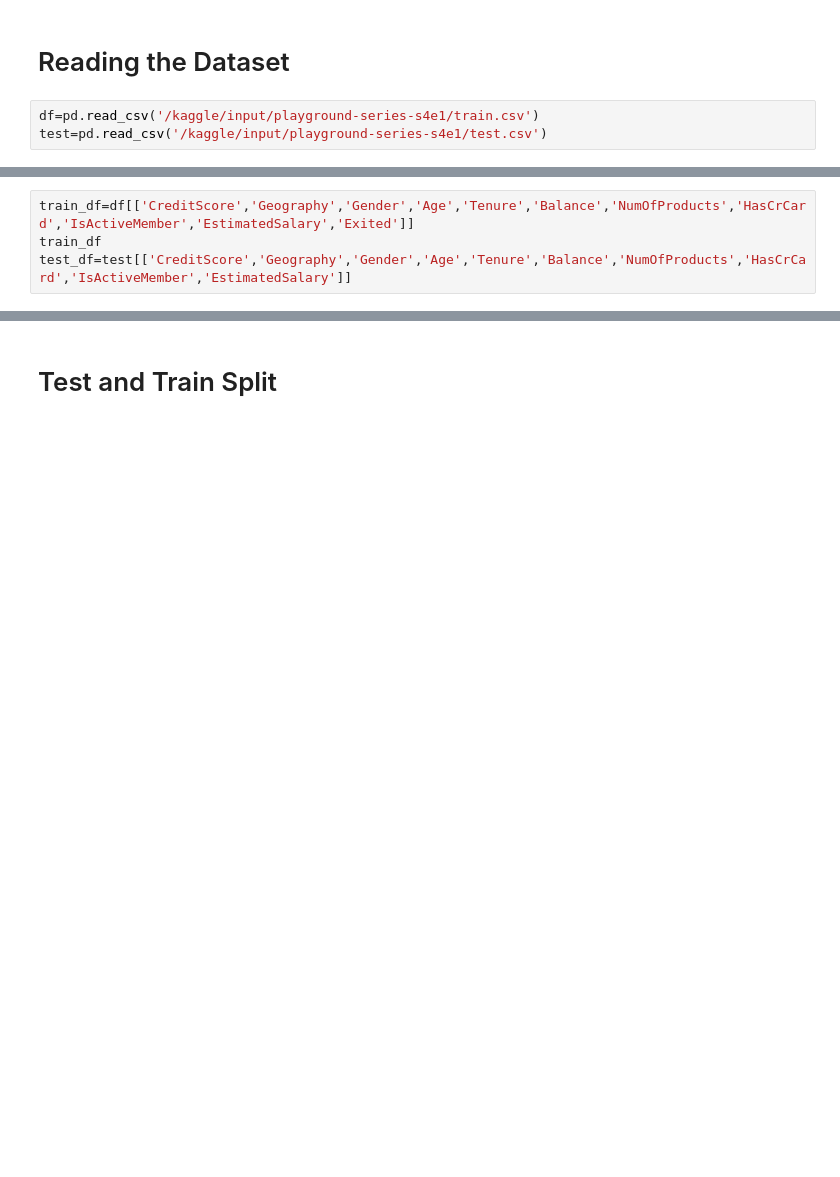
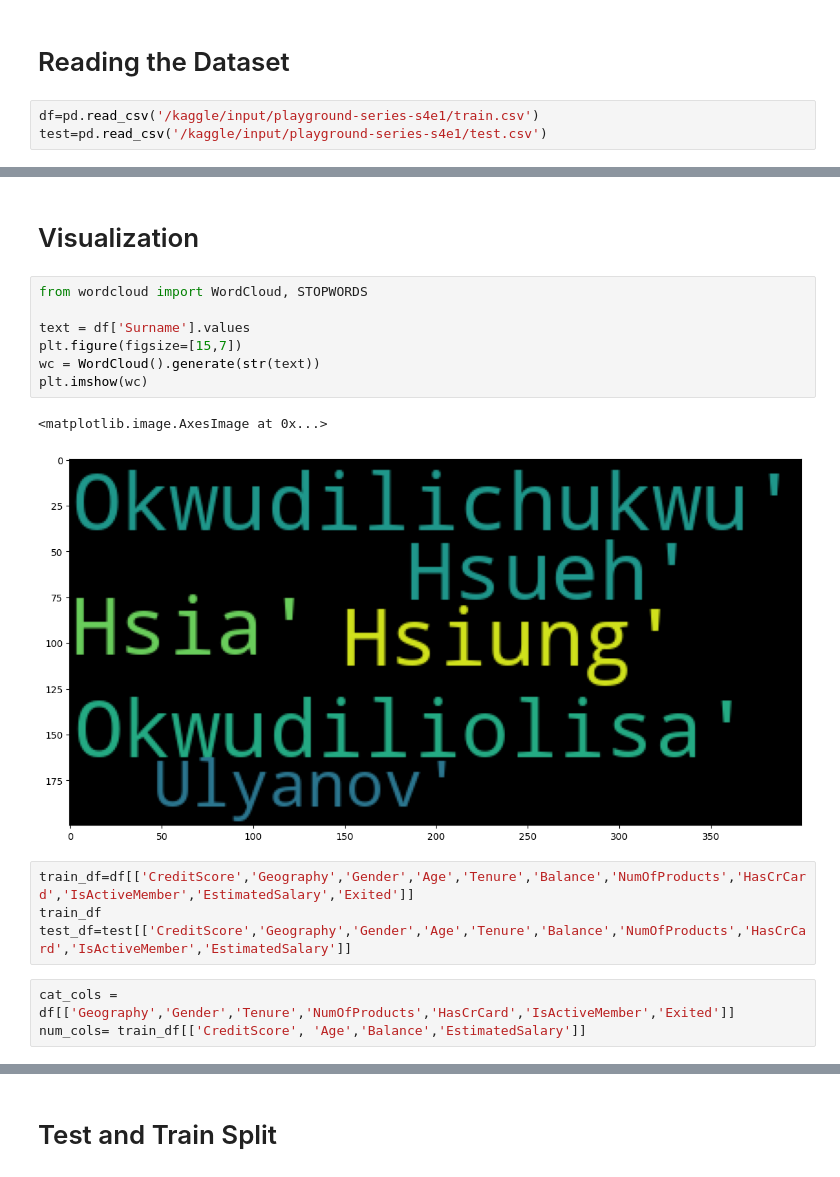
Before and after one commit to snajeebz/playground, a Jupyter notebook: binary-classification-machine-learning.ipynb, the cells around one changed output, grey strips where cells are left out. Cells and saved outputs as stored; diff of their text form; blank space fills up the shorter version.

```diff
--- a/binary-classification-machine-learning.ipynb
+++ b/binary-classification-machine-learning.ipynb
@@ -45,4 +178,19 @@ df
+# %% [markdown]
+# Visualization
+# %%
+from wordcloud import WordCloud, STOPWORDS
+
+text = df['Surname'].values
+plt.figure(figsize=[15,7])
+wc = WordCloud().generate(str(text))
+plt.imshow(wc)
+# %% [output]
+<matplotlib.image.AxesImage at 0x...>
+[figure, added]
 # %%
 train_df=df[['CreditScore','Geography','Gender','Age','Tenure','Balance','NumOfProducts','HasCrCard','IsActiveMember','EstimatedSalary','Exited']]
 train_df
 test_df=test[['CreditScore','Geography','Gender','Age','Tenure','Balance','NumOfProducts','HasCrCard','IsActiveMember','EstimatedSalary']]
+# %%
+cat_cols = df[['Geography','Gender','Tenure','NumOfProducts','HasCrCard','IsActiveMember','Exited']]
+num_cols= train_df[['CreditScore', 'Age','Balance','EstimatedSalary']]
```
Also changed, not shown: parts of 38 cells of this notebook.
